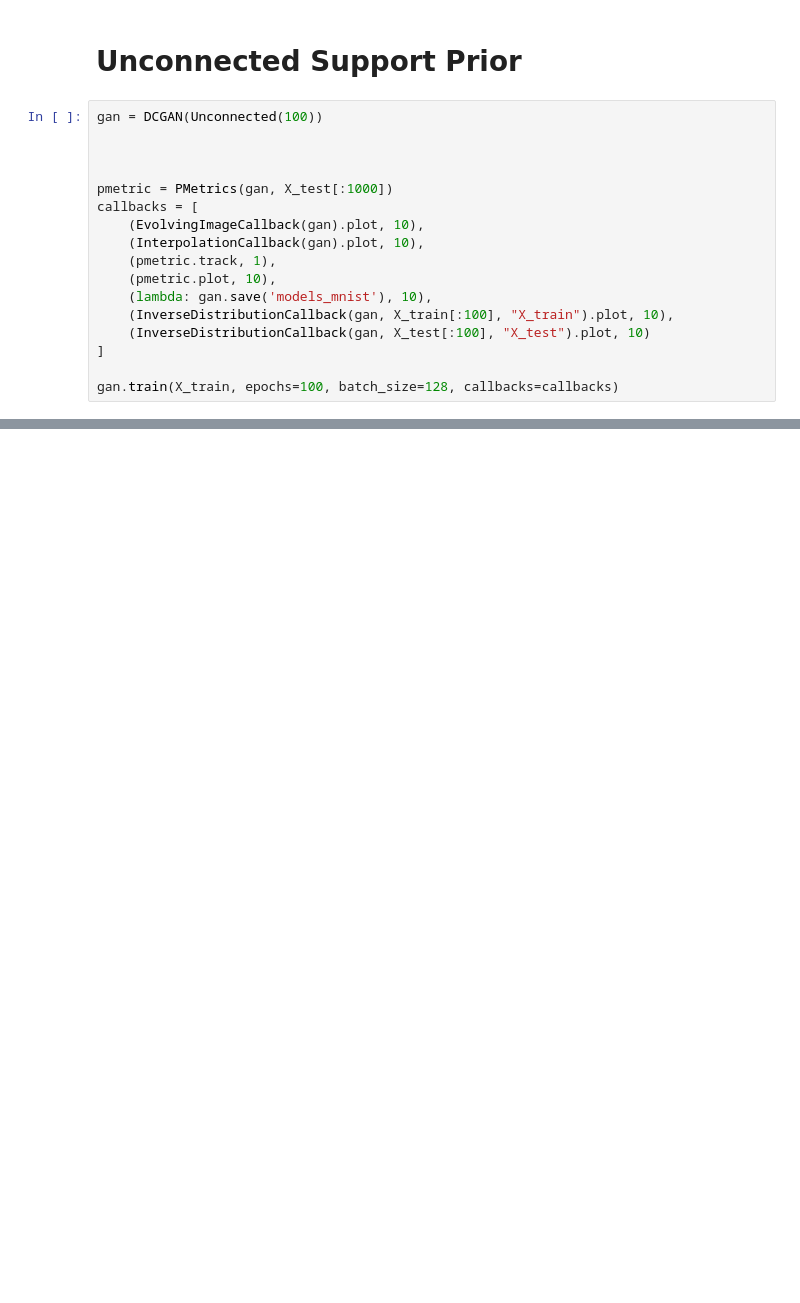
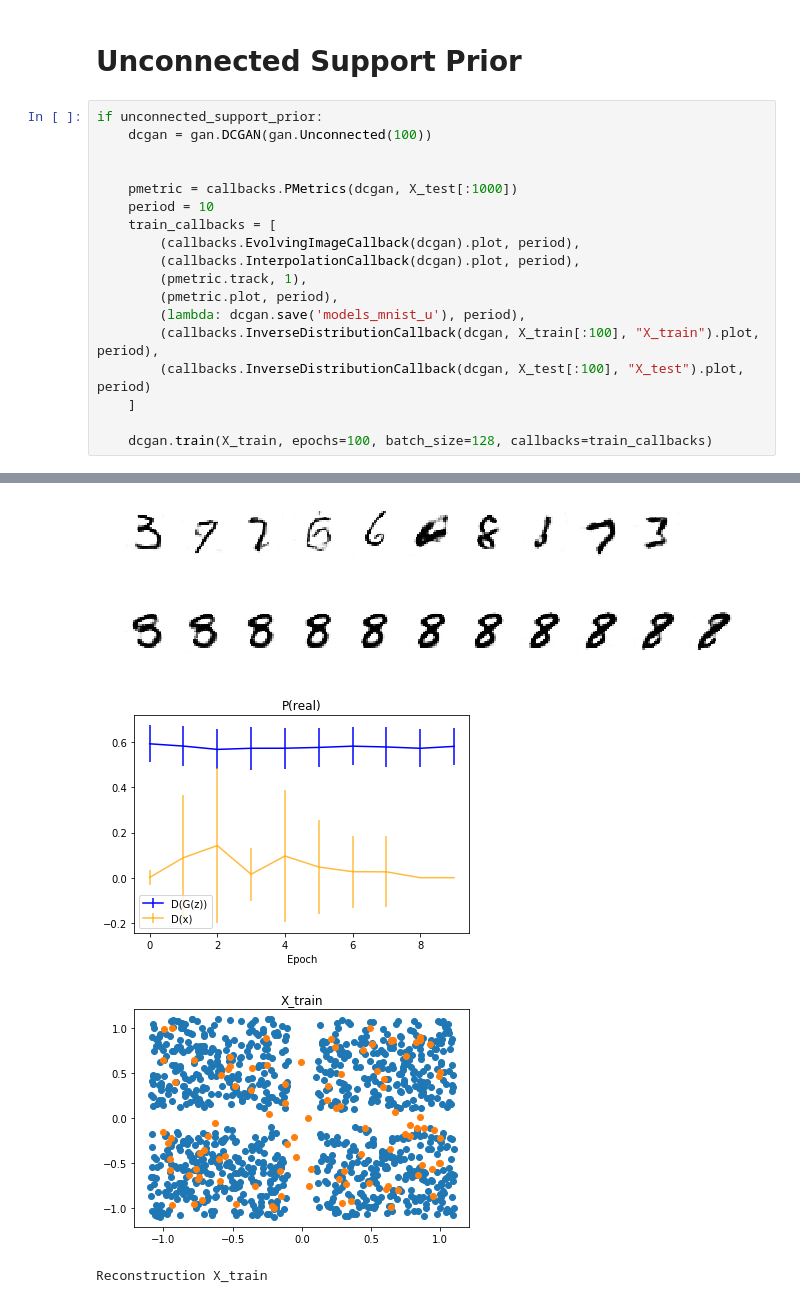
Before and after one commit to nielsrolf/GAN-TUBerlin, a Jupyter notebook: colab_gan_that_imports_from_github.ipynb, the cells around one changed output, grey strips where cells are left out. Drawn from its saved outputs; the diff is of its cells as text; blank space fills up the shorter version.

```diff
--- a/colab_gan_that_imports_from_github.ipynb
+++ b/colab_gan_that_imports_from_github.ipynb
@@ -99,19 +125,21 @@ TypeError: ignored
 # %% [markdown]
 # Unconnected Support Prior
 # %%
-gan = DCGAN(Unconnected(100))
+if unconnected_support_prior:
+    dcgan = gan.DCGAN(gan.Unconnected(100))
 
 
+    pmetric = callbacks.PMetrics(dcgan, X_test[:1000])
+    period = 10
+    train_callbacks = [
+        (callbacks.EvolvingImageCallback(dcgan).plot, period),
+        (callbacks.InterpolationCallback(dcgan).plot, period),
+        (pmetric.track, 1),
+        (pmetric.plot, period),
+        (lambda: dcgan.save('models_mnist_u'), period),
+        (callbacks.InverseDistributionCallback(dcgan, X_train[:100], "X_train").plot, period),
+        (callbacks.InverseDistributionCallback(dcgan, X_test[:100], "X_test").plot, period)
+    ]
 
-pmetric = PMetrics(gan, X_test[:1000])
-callbacks = [
-    (EvolvingImageCallback(gan).plot, 10),
-    (InterpolationCallback(gan).plot, 10),
-    (pmetric.track, 1),
-    (pmetric.plot, 10),
-    (lambda: gan.save('models_mnist'), 10),
-    (InverseDistributionCallback(gan, X_train[:100], "X_train").plot, 10),
-    (InverseDistributionCallback(gan, X_test[:100], "X_test").plot, 10)
-]
-
-gan.train(X_train, epochs=100, batch_size=128, callbacks=callbacks)
+    dcgan.train(X_train, epochs=100, batch_size=128, callbacks=train_callbacks)
+# %% [output]
@@ -117,0 +165,5 @@ gan.train(X_train, epochs=100, batch_size=128, callbacks=callbacks)
+[figure, added]
+[figure, added]
+[figure, added]
+[figure, added]
+Reconstruction X_train
```
Also changed, not shown: parts of 9 cells of this notebook.
